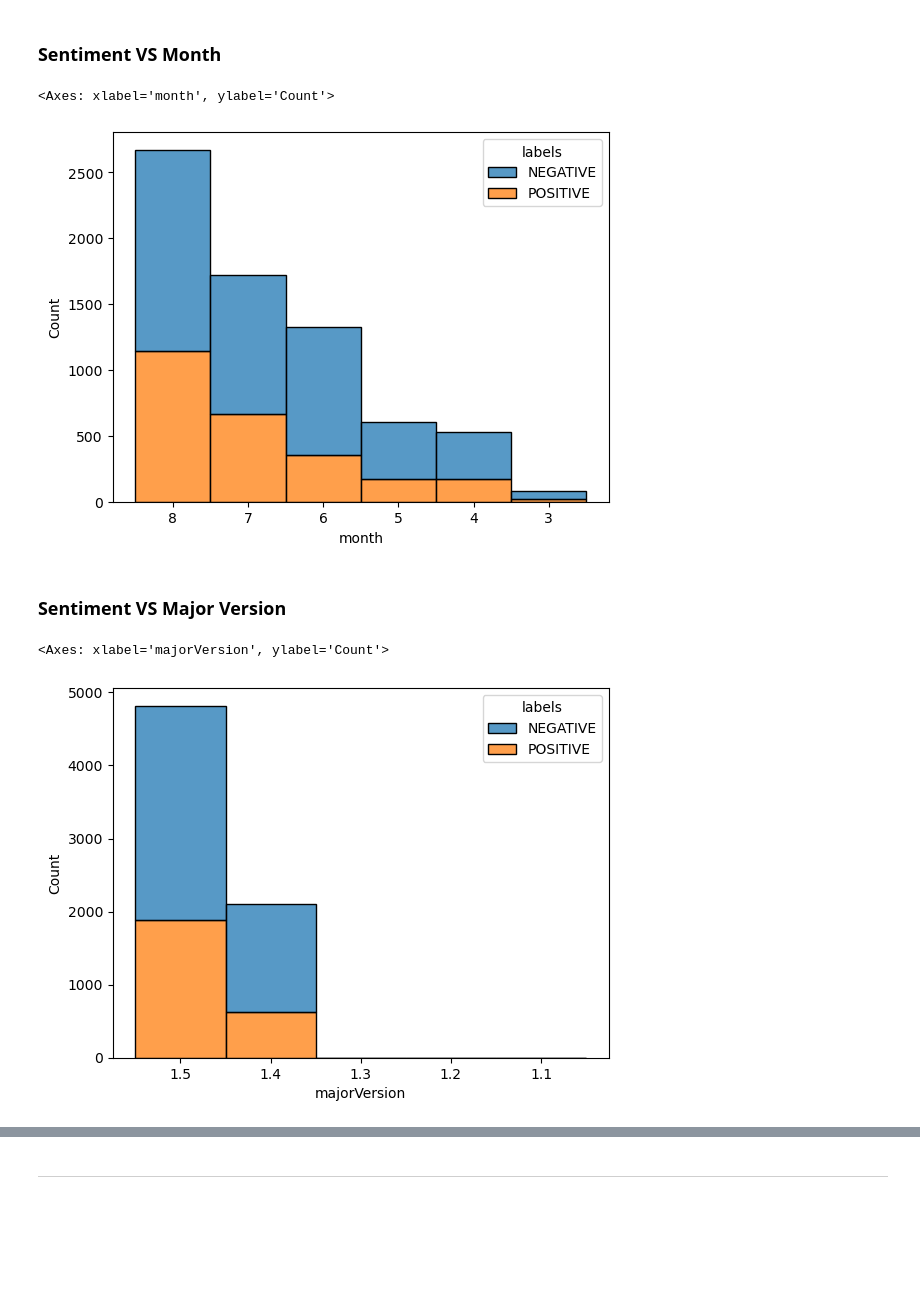
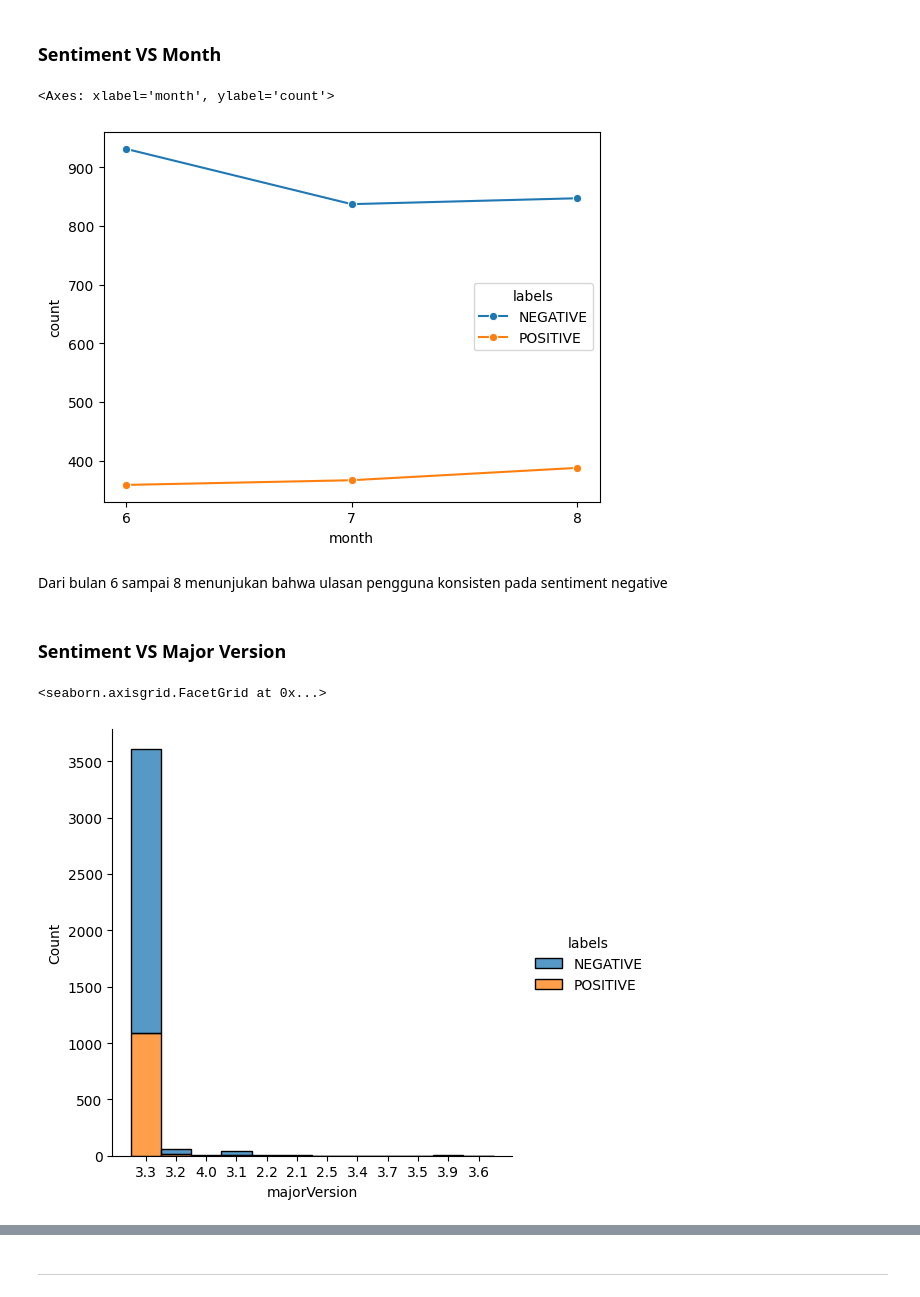
Before and after one commit to WayanArdike/gopay, a Jupyter notebook: study-case-gopay.ipynb, the cells around one changed output, grey strips where cells are left out. Cells and saved outputs as stored; diff of their text form; code cells hidden in the pictures; blank space fills up the shorter version.

```diff
--- a/study-case-gopay.ipynb
+++ b/study-case-gopay.ipynb
@@ -192,6 +237,7 @@ data['at'] = pd.to_datetime(data['at']) # Convert feature at type to datetime ty
 data = data[data['at'].dt.year == 2025] # Extract data only in 2025
 
 data['month'] = data['at'].dt.month.astype('str') # Extract mont feature & make it string type
+data = data[data['month'].isin(['6', '7', '8'])] # Filtering data in motnh 6, 7 & 8
 data = data.drop(columns=['at'], axis=1) # Deleted at feature
-data.info()
+data['month'].unique()
 # %% [output]
@@ -359,15 +393,19 @@ sns.barplot(data=data, x="labels", y="thumbsUpCount", estimator="sum")
 ### Sentiment VS Month
 # %%
 # To show labels distributions per month in 2025
-sns.histplot(data=data, x="month", hue="labels", multiple="stack")
+plot_data = data.groupby(["month", "labels"]).size().reset_index(name="count")
+
+sns.lineplot(data=plot_data, x="month", y="count", hue="labels", marker="o")
 # %% [output]
-<Axes: xlabel='month', ylabel='Count'>
+<Axes: xlabel='month', ylabel='count'>
-[figure, old version]
+[figure, new version]
+# %% [markdown]
+Dari bulan 6 sampai 8 menunjukan bahwa ulasan pengguna konsisten pada sentiment negative
 # %% [markdown]
 ### Sentiment VS Major Version
 # %%
-# To show labels distributions per major version app
-sns.histplot(data=data, x="majorVersion", hue="labels", multiple="stack")
+# To see count total of major version per labels
+sns.displot(data=data, x="majorVersion", hue='labels', multiple='stack')
 # %% [output]
-<Axes: xlabel='majorVersion', ylabel='Count'>
+<seaborn.axisgrid.FacetGrid at 0x...>
-[figure, old version]
+[figure, new version]
```
Also changed, not shown: parts of 44 cells of this notebook.
